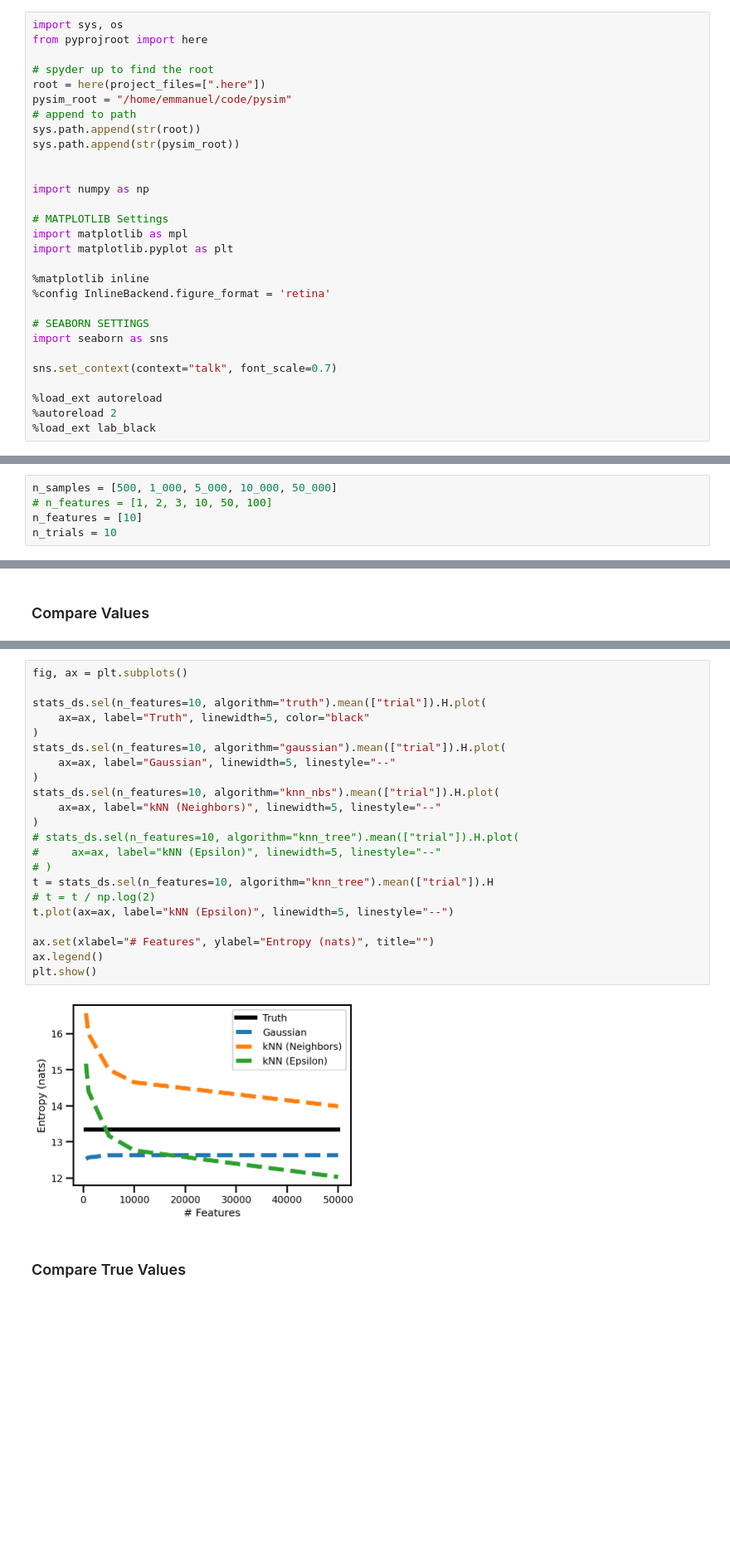
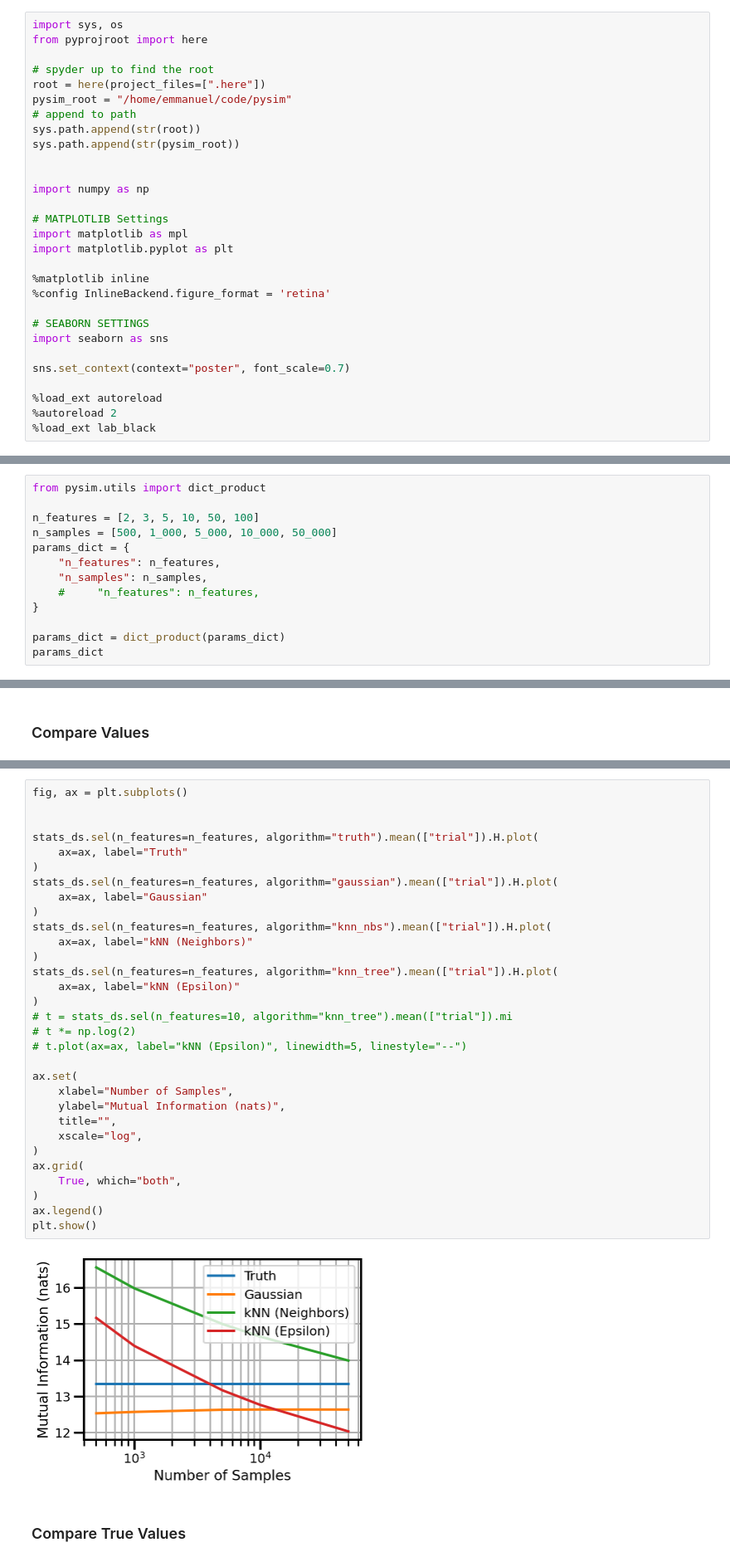
Before and after one commit to jejjohnson/pysim, a Jupyter notebook: notebooks/knn/knn_entropy_demo_exp.ipynb, the cells around one changed output, grey strips where cells are left out. Shown at 83% size. Drawn from its saved outputs; the diff is of its cells as text; blank space fills up the shorter version.

```diff
--- a/notebooks/knn/knn_entropy_demo_exp.ipynb
+++ b/notebooks/knn/knn_entropy_demo_exp.ipynb
@@ -22,7 +22,7 @@ import matplotlib.pyplot as plt
 # SEABORN SETTINGS
 import seaborn as sns
 
-sns.set_context(context="talk", font_scale=0.7)
+sns.set_context(context="poster", font_scale=0.7)
 
 %load_ext autoreload
 %autoreload 2
@@ -91,7 +96,15 @@ KNN (epsilon): 2.7663 | Time: 0.2392 secs
 # %% [markdown]
 ## Demo Experiment
-# %%
-n_samples = [500, 1_000, 5_000, 10_000, 50_000]
-# n_features = [1, 2, 3, 10, 50, 100]
-n_features = [10]
-n_trials = 10
+# %%
+from pysim.utils import dict_product
+
+n_features = [2, 3, 5, 10, 50, 100]
+n_samples = [500, 1_000, 5_000, 10_000, 50_000]
+params_dict = {
+    "n_features": n_features,
+    "n_samples": n_samples,
+    #     "n_features": n_features,
+}
+
+params_dict = dict_product(params_dict)
+params_dict
@@ -234,27 +353,36 @@ Data variables:
 # %%
 fig, ax = plt.subplots()
 
-stats_ds.sel(n_features=10, algorithm="truth").mean(["trial"]).H.plot(
-    ax=ax, label="Truth", linewidth=5, color="black"
+
+stats_ds.sel(n_features=n_features, algorithm="truth").mean(["trial"]).H.plot(
+    ax=ax, label="Truth"
 )
-stats_ds.sel(n_features=10, algorithm="gaussian").mean(["trial"]).H.plot(
-    ax=ax, label="Gaussian", linewidth=5, linestyle="--"
+stats_ds.sel(n_features=n_features, algorithm="gaussian").mean(["trial"]).H.plot(
+    ax=ax, label="Gaussian"
 )
-stats_ds.sel(n_features=10, algorithm="knn_nbs").mean(["trial"]).H.plot(
-    ax=ax, label="kNN (Neighbors)", linewidth=5, linestyle="--"
+stats_ds.sel(n_features=n_features, algorithm="knn_nbs").mean(["trial"]).H.plot(
+    ax=ax, label="kNN (Neighbors)"
 )
-# stats_ds.sel(n_features=10, algorithm="knn_tree").mean(["trial"]).H.plot(
-#     ax=ax, label="kNN (Epsilon)", linewidth=5, linestyle="--"
-# )
-t = stats_ds.sel(n_features=10, algorithm="knn_tree").mean(["trial"]).H
-# t = t / np.log(2)
-t.plot(ax=ax, label="kNN (Epsilon)", linewidth=5, linestyle="--")
+stats_ds.sel(n_features=n_features, algorithm="knn_tree").mean(["trial"]).H.plot(
+    ax=ax, label="kNN (Epsilon)"
+)
+# t = stats_ds.sel(n_features=10, algorithm="knn_tree").mean(["trial"]).mi
+# t *= np.log(2)
+# t.plot(ax=ax, label="kNN (Epsilon)", linewidth=5, linestyle="--")
 
-ax.set(xlabel="# Features", ylabel="Entropy (nats)", title="")
+ax.set(
+    xlabel="Number of Samples",
+    ylabel="Mutual Information (nats)",
+    title="",
+    xscale="log",
+)
+ax.grid(
+    True, which="both",
+)
 ax.legend()
 plt.show()
 # %% [output]
-[figure, old version]
+[figure, new version]
 # %% [markdown]
 ### Compare True Values
 # %%
```
Also changed, not shown: parts of 10 cells of this notebook, 21 other files.
